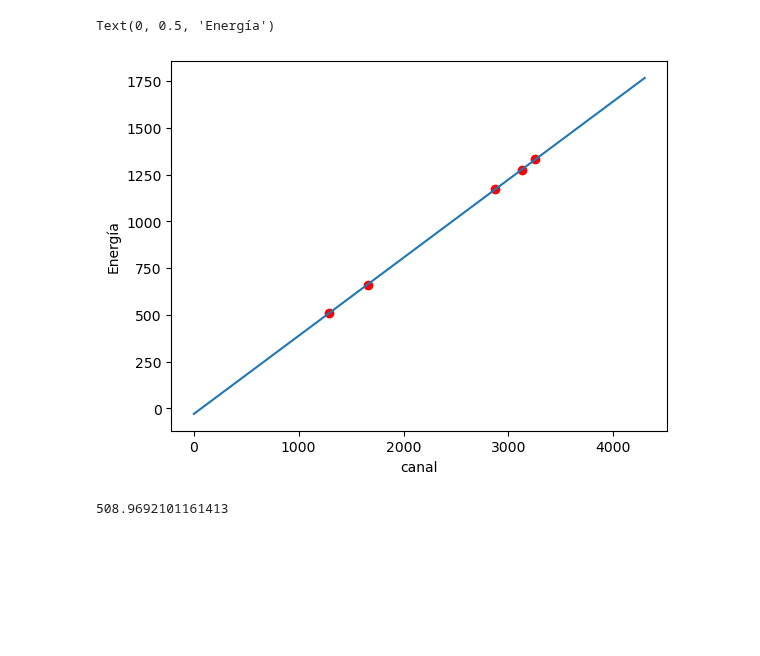
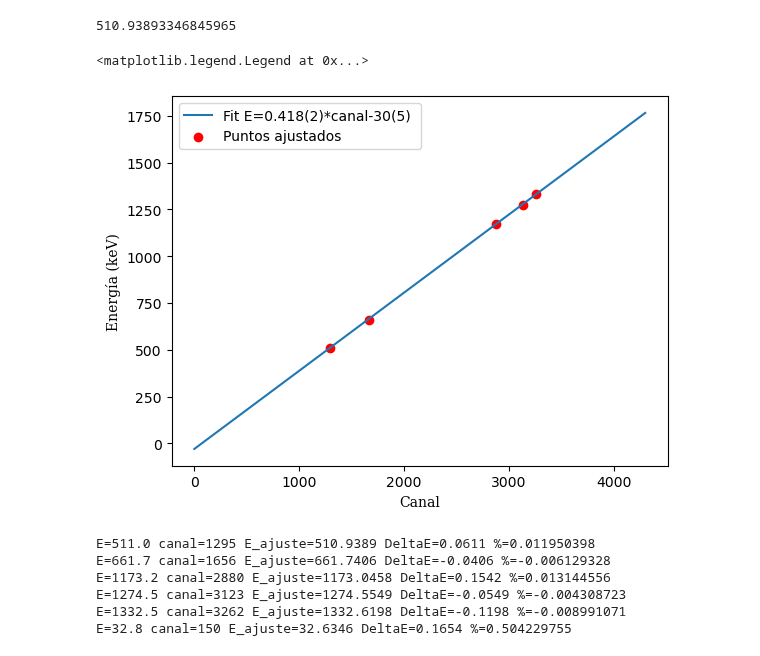
Before and after one commit to juan3ltran/Instrumentacion_Nuclear, a Jupyter notebook: Practica1/ajuste_energia.ipynb, the cells around one changed output. Saved outputs shown, nothing was run; the diff lists cells and outputs as text; code cells hidden in the pictures; blank space fills up the shorter version.

Commit message:
Ajuste energía

```diff
--- a/Practica1/ajuste_energia.ipynb
+++ b/Practica1/ajuste_energia.ipynb
@@ -15,19 +10,42 @@ plt.scatter(canales,energias)
 # %%
-def f(x,a0,a1):
-    return a1*x+a0
+def E(canal,a0,a1):
+    return a1*canal+a0
+# %%
+fit1=curve_fit(E,np.round(canales),energias)
+args=fit1[0]
+errorargs=np.sqrt(np.diag(fit1[1]))
+
+def canal(E):
+    return (E-args[0])/args[1]
+# %%
+
+canal(511)
+E(1295,*args)
+# %% [output]
+510.93893346845965
 # %%
-fit1=curve_fit(f,canales,energias)
-fit1[0]
 x=np.linspace(0,4300)
-y=f(x,*fit1[0])
-plt.plot(x,y)
-plt.scatter(canales,energias,color="r")
-plt.xlabel("canal")
-plt.ylabel("Energía")
+y=E(x,*args)
+plt.plot(x,y,label=f"Fit E={args[1]:.3f}({errorargs[1]*10**3:.0f})*canal{args[0]:.0f}({errorargs[0]:.0f}) ")
+plt.scatter(canales,energias,color="r",label="Puntos ajustados")
+plt.xlabel("Canal",family="serif")
+plt.ylabel("Energía (keV)",family="serif")
+plt.legend()
 # %% [output]
-Text(0, 0.5, 'Energía')
+<matplotlib.legend.Legend at 0x...>
-[figure, old version]
+[figure, new version]
-# %%
-f(1290,*fit1[0])
-# %% [output]
-508.9692101161413
+# %%
+for i in np.append(energias,32.8):
+    a=round(canal(i))
+    b=E(a,*args)
+    c=i-b
+    d=c/i
+    d=100*d
+    print(f"E={i} canal={a} E_ajuste={b:.4f} DeltaE={c:.4f} %={d:.9f}")
+# %% [output]
+E=511.0 canal=1295 E_ajuste=510.9389 DeltaE=0.0611 %=0.011950398
+E=661.7 canal=1656 E_ajuste=661.7406 DeltaE=-0.0406 %=-0.006129328
+E=1173.2 canal=2880 E_ajuste=1173.0458 DeltaE=0.1542 %=0.013144556
+E=1274.5 canal=3123 E_ajuste=1274.5549 DeltaE=-0.0549 %=-0.004308723
+E=1332.5 canal=3262 E_ajuste=1332.6198 DeltaE=-0.1198 %=-0.008991071
+E=32.8 canal=150 E_ajuste=32.6346 DeltaE=0.1654 %=0.504229755
```
Also changed, not shown: parts of 1 cell of this notebook.
